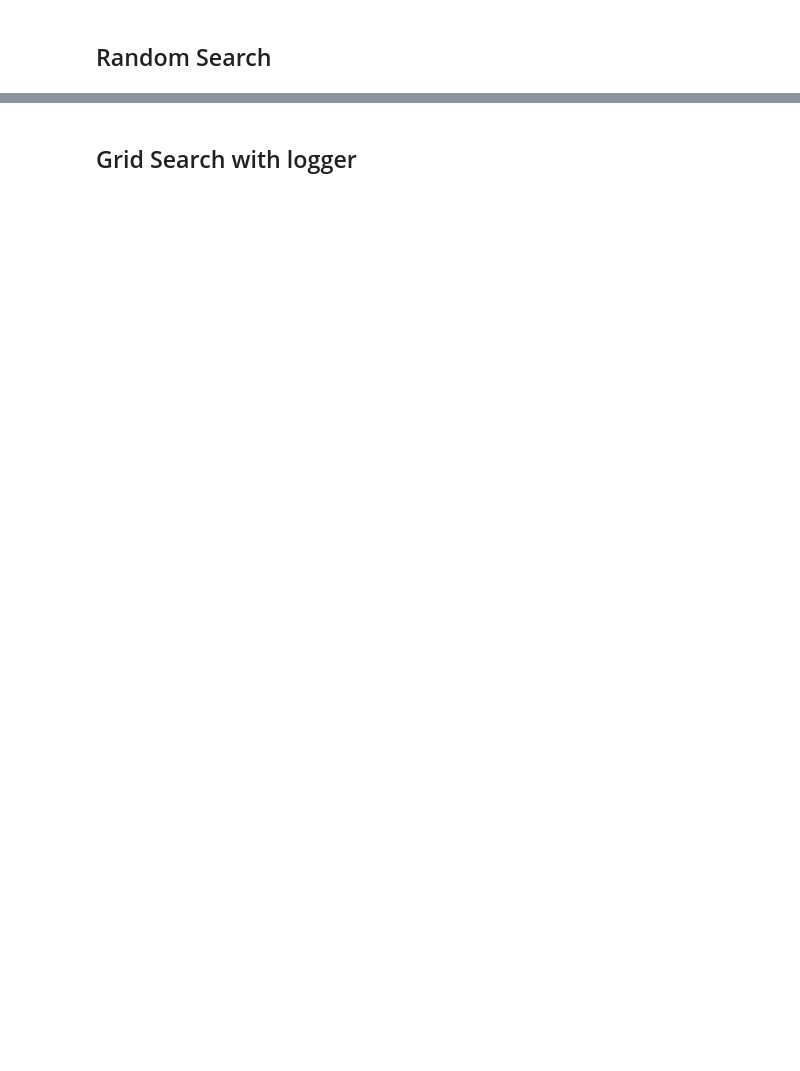
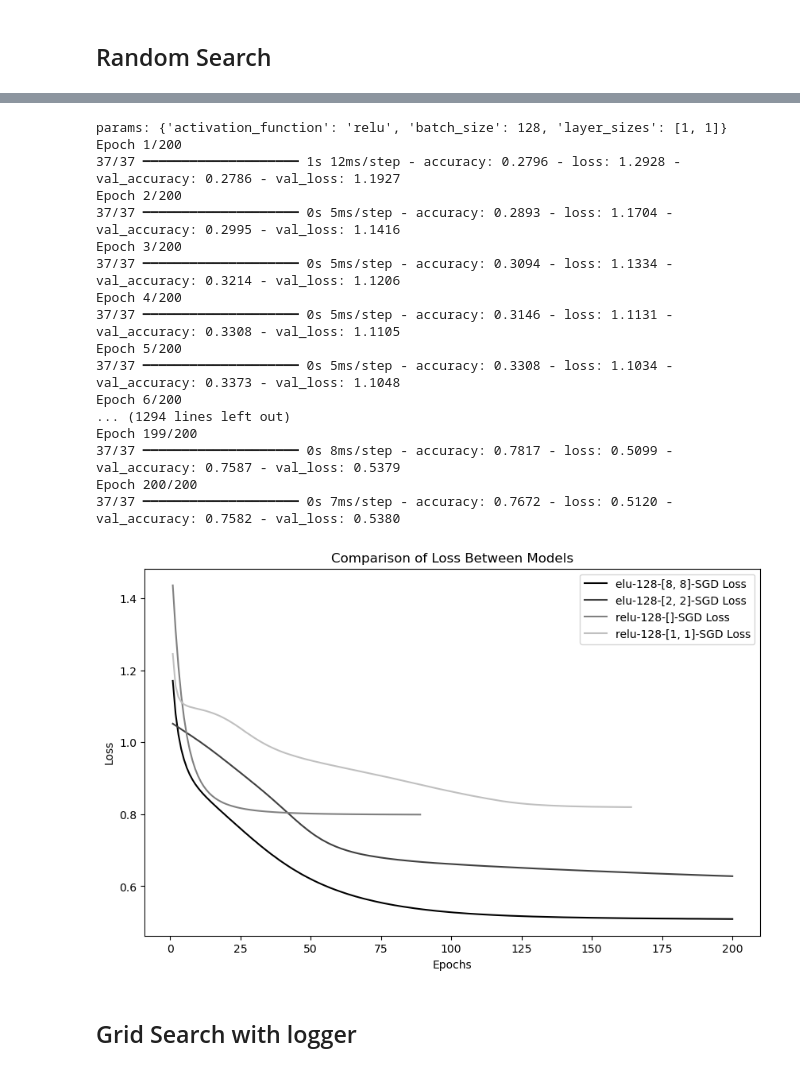
Before and after one commit to samogden/CST463-assignments, a Jupyter notebook: class_code/week08/hyperparameter-tuning.ipynb, the cells around one changed output, grey strips where cells are left out. Saved outputs shown, nothing was run; the diff lists cells and outputs as text; code cells hidden in the pictures; blank space fills up the shorter version.

```diff
--- a/class_code/week08/hyperparameter-tuning.ipynb
+++ b/class_code/week08/hyperparameter-tuning.ipynb
@@ -202,7 +249,13 @@ plot_multiple_histories(history_dict)
 # %% [markdown]
 ## Random Search
 # %%
-def random_search(param_grid, num_tests=5, random_state=None, verbose=1, num_epochs=10):
+def random_search(
+        param_grid,
+        num_tests=5,
+        random_state=None,
+        verbose=1,
+        num_epochs=10
+):
 
   # create a list of unique parameter combinations
   param_combs = list(sklearn.model_selection.ParameterGrid(param_grid))
@@ -218,7 +271,6 @@ def random_search(param_grid, num_tests=5, random_state=None, verbose=1, num_epo
     pars, acc, history = evaluate_params(params, verbose=verbose, num_epochs=num_epochs)
 
     history_dict[get_name(pars)] = history
-
   return history_dict
 # %%
  history_dict = random_search(
@@ -232,15 +303,34 @@ plot_multiple_histories(history_dict, sort_key="accuracy")
 # %%
 history_dict = random_search(
   param_grid={
     "activation_function" : ["elu", "relu"],
     "layer_sizes" : [[2**layer_size] * num_layers for layer_size in range(0,5) for num_layers in range(0,4)],
     "batch_size" : [128]
   },
-  # num_epochs=200,
-  num_tests=10
+  num_epochs=200,
+  num_tests=4
 )
 
 plot_multiple_histories(history_dict)
+# %% [output]
+params: {'activation_function': 'relu', 'batch_size': 128, 'layer_sizes': [1, 1]}
+Epoch 1/200
+37/37 ━━━━━━━━━━━━━━━━━━━━ 1s 12ms/step - accuracy: 0.2796 - loss: 1.2928 - val_accuracy: 0.2786 - val_loss: 1.1927
+Epoch 2/200
+37/37 ━━━━━━━━━━━━━━━━━━━━ 0s 5ms/step - accuracy: 0.2893 - loss: 1.1704 - val_accuracy: 0.2995 - val_loss: 1.1416
+Epoch 3/200
+37/37 ━━━━━━━━━━━━━━━━━━━━ 0s 5ms/step - accuracy: 0.3094 - loss: 1.1334 - val_accuracy: 0.3214 - val_loss: 1.1206
+Epoch 4/200
+37/37 ━━━━━━━━━━━━━━━━━━━━ 0s 5ms/step - accuracy: 0.3146 - loss: 1.1131 - val_accuracy: 0.3308 - val_loss: 1.1105
+Epoch 5/200
+37/37 ━━━━━━━━━━━━━━━━━━━━ 0s 5ms/step - accuracy: 0.3308 - loss: 1.1034 - val_accuracy: 0.3373 - val_loss: 1.1048
+Epoch 6/200
+... (1294 lines left out)
+Epoch 199/200
+37/37 ━━━━━━━━━━━━━━━━━━━━ 0s 8ms/step - accuracy: 0.7817 - loss: 0.5099 - val_accuracy: 0.7587 - val_loss: 0.5379
+Epoch 200/200
+37/37 ━━━━━━━━━━━━━━━━━━━━ 0s 7ms/step - accuracy: 0.7672 - loss: 0.5120 - val_accuracy: 0.7582 - val_loss: 0.5380
+[figure, added]
 # %% [markdown]
 ## Grid Search with logger
 # %%
```
Also changed, not shown: parts of 10 cells of this notebook, 13 other files.
